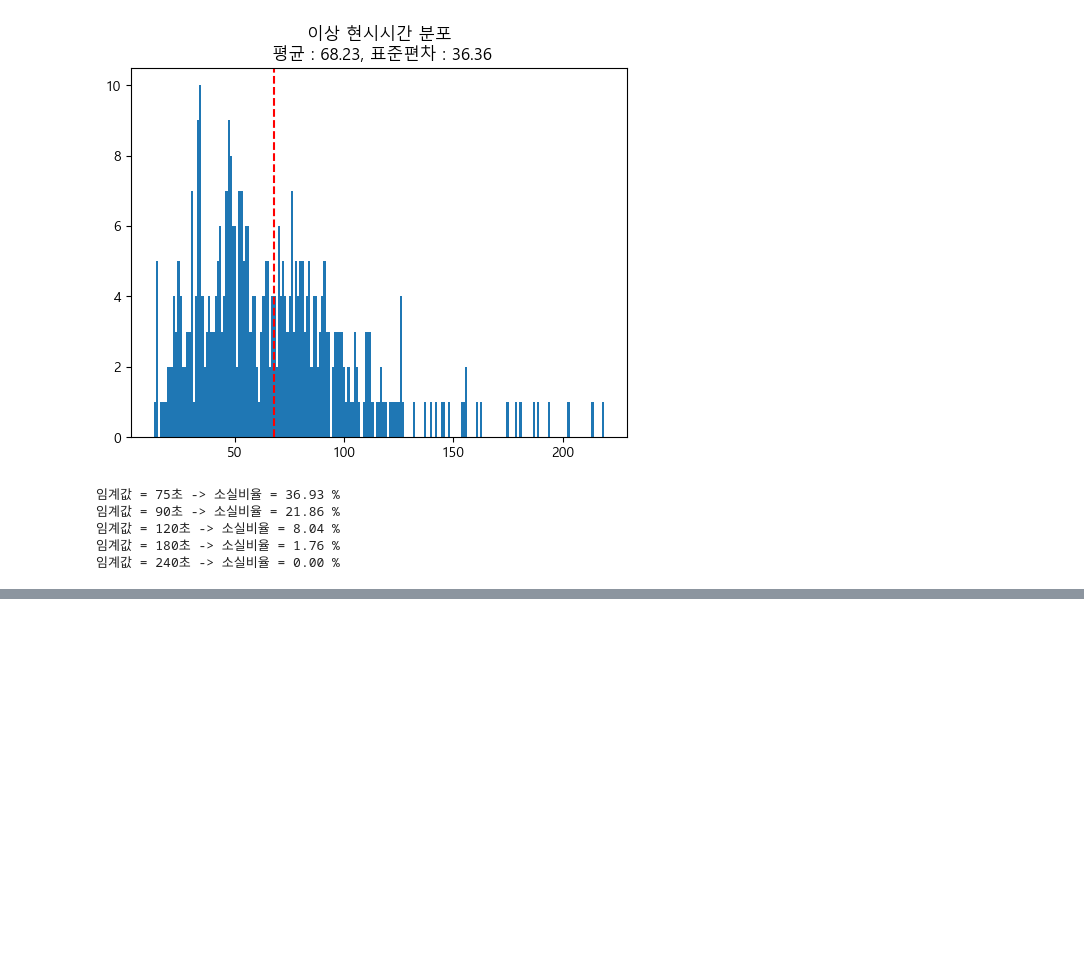
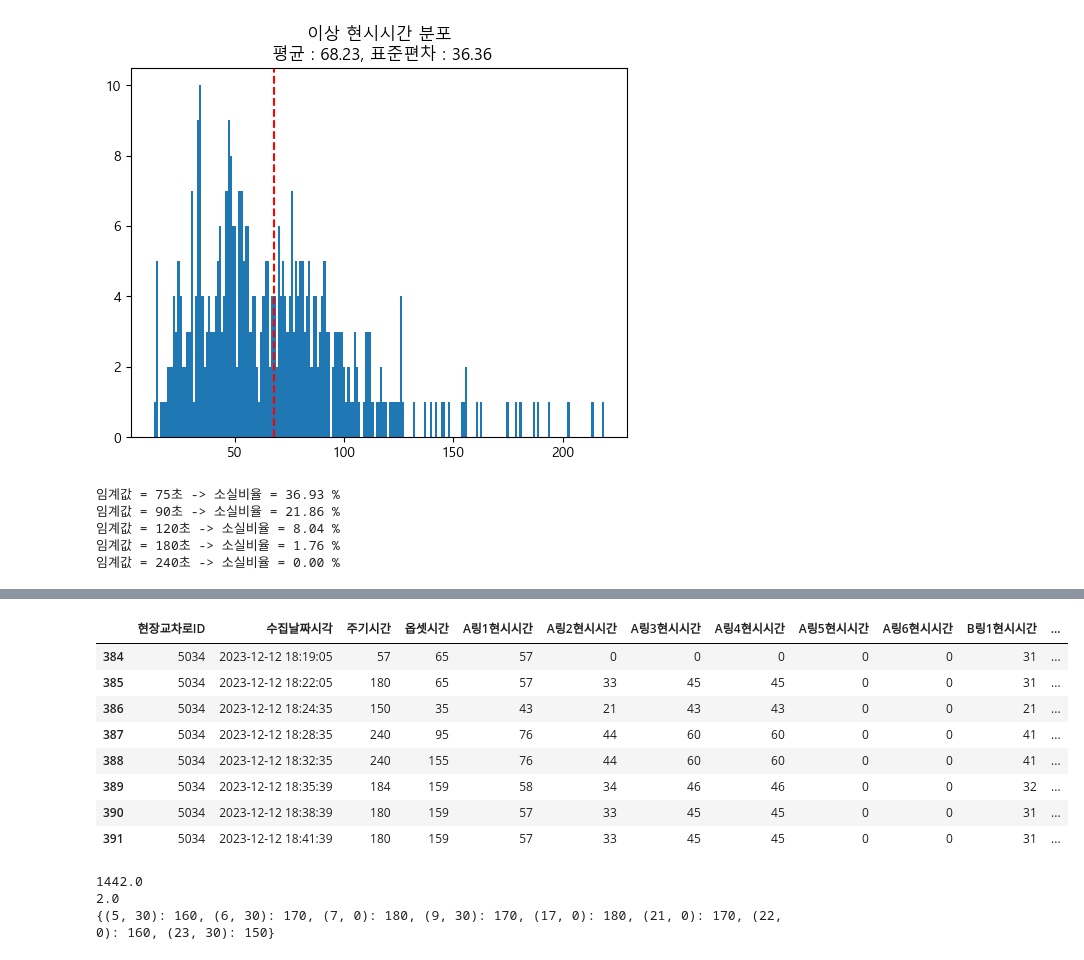
Before and after one commit to govin08/travail, a Jupyter notebook: 1217_analyze_history.ipynb, the cells around one changed output, grey strips where cells are left out. Saved outputs shown, nothing was run; the diff lists cells and outputs as text; code cells hidden in the pictures; blank space fills up the shorter version.

```diff
--- a/1217_analyze_history.ipynb
+++ b/1217_analyze_history.ipynb
@@ -628,0 +703,23 @@ for inter_no in inter_nos:
+# %%
+inter_no = 5034
+j = 1
+cycle = 180
+with pd.option_context('display.max_rows', None, 'display.max_columns', None):
+    display(infos['missing_dfs'][inter_no][j])
+sum_of_durations = infos['missing_dfs'][inter_no][j].시간차이.sum()
+print(sum_of_durations)
+print(sum_of_durations % cycle)
+print(infos['cycles'][inter_no])
+# %% [output]
+|  | 현장교차로ID | 수집날짜시각 | 주기시간 | 옵셋시간 | A링1현시시간 | A링2현시시간 | A링3현시시간 | A링4현시시간 | A링5현시시간 | A링6현시시간 | B링1현시시간 | ... |
+| 384 | 5034 | 2023-12-12 18:19:05 | 57 | 65 | 57 | 0 | 0 | 0 | 0 | 0 | 31 | ... |
+| 385 | 5034 | 2023-12-12 18:22:05 | 180 | 65 | 57 | 33 | 45 | 45 | 0 | 0 | 31 | ... |
+| 386 | 5034 | 2023-12-12 18:24:35 | 150 | 35 | 43 | 21 | 43 | 43 | 0 | 0 | 21 | ... |
+| 387 | 5034 | 2023-12-12 18:28:35 | 240 | 95 | 76 | 44 | 60 | 60 | 0 | 0 | 41 | ... |
+| 388 | 5034 | 2023-12-12 18:32:35 | 240 | 155 | 76 | 44 | 60 | 60 | 0 | 0 | 41 | ... |
+| 389 | 5034 | 2023-12-12 18:35:39 | 184 | 159 | 58 | 34 | 46 | 46 | 0 | 0 | 32 | ... |
+| 390 | 5034 | 2023-12-12 18:38:39 | 180 | 159 | 57 | 33 | 45 | 45 | 0 | 0 | 31 | ... |
+| 391 | 5034 | 2023-12-12 18:41:39 | 180 | 159 | 57 | 33 | 45 | 45 | 0 | 0 | 31 | ... |
+1442.0
+2.0
+{(5, 30): 160, (6, 30): 170, (7, 0): 180, (9, 30): 170, (17, 0): 180, (21, 0): 170, (22, 0): 160, (23, 30): 150}
```
Also changed, not shown: parts of 13 cells of this notebook.
